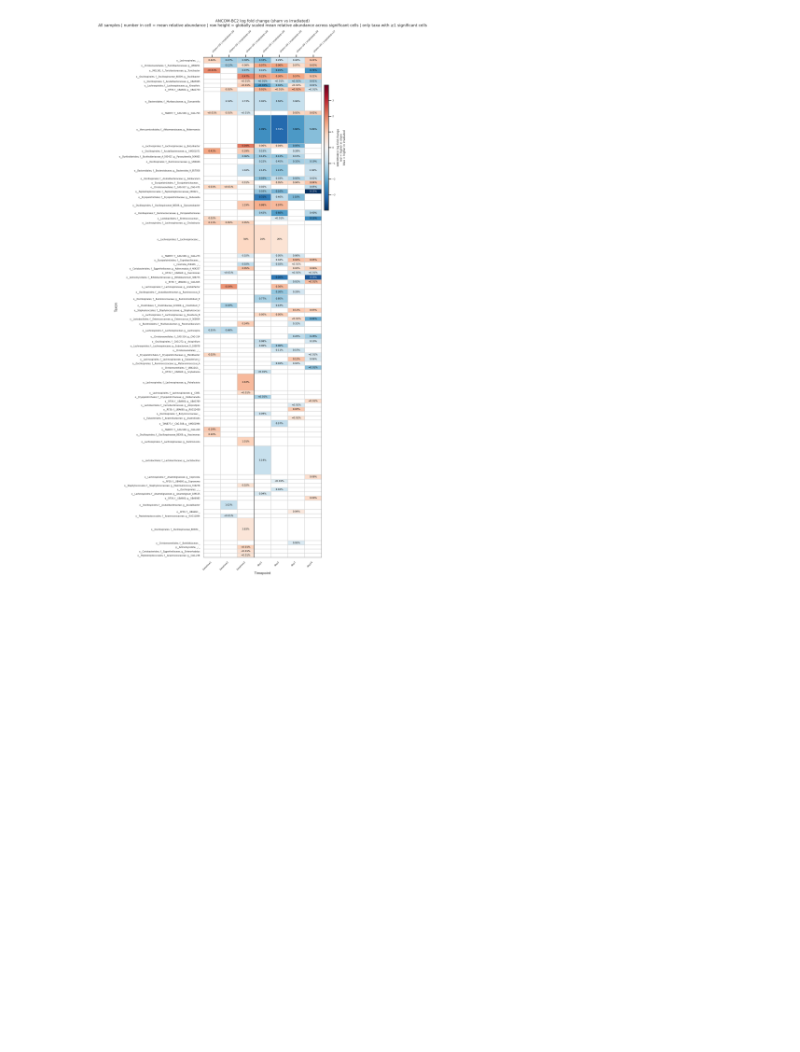
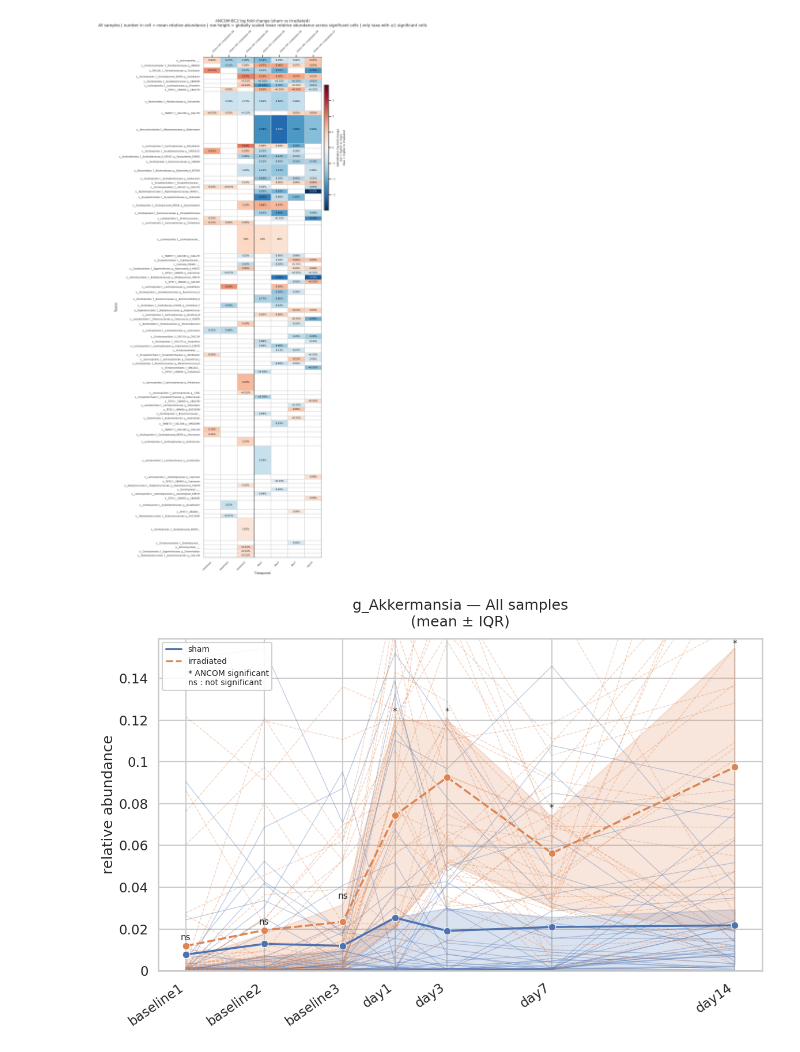
Before and after one commit to jlab/ancombc2-heatmaps, a Jupyter notebook: notebooks/Heatmaps_Tester.ipynb, the cells around one changed output. Drawn from its saved outputs; the diff is of its cells as text; code cells hidden in the pictures; blank space fills up the shorter version.

Commit message:
trajectory README

```diff
--- a/notebooks/Heatmaps_Tester.ipynb
+++ b/notebooks/Heatmaps_Tester.ipynb
@@ -157,3 +157,102 @@ plotter.plot_subset(
 )
 # %% [output]
 [figure]
+# %%
+import ancombc2_heatmaps as ah
+
+timepoints = [
+    "baseline1", "baseline2", "baseline3",
+    "day1", "day3", "day7", "day14",
+]
+
+traj_config = ah.TrajectoryConfig(
+    metadata=ah.TrajectoryMetadataConfig(
+        sample_col="sample_name",
+        timepoint_col="time_point",
+        mouse_col="host_subject_id",
+        comparison_col="description_of_treatment",
+
+        timepoint_order=timepoints,
+
+        timepoint_numeric_map={
+            "baseline_1": -7,
+            "baseline_2": -4,
+            "baseline_3": -1,
+            "day_1_post": 1,
+            "day_3_post": 3,
+            "day_7_post": 7,
+            "day_14_post": 14,
+            "baseline1": -7,
+            "baseline2": -4,
+            "baseline3": -1,
+            "day1": 1,
+            "day3": 3,
+            "day7": 7,
+            "day14": 14,
+        },
+
+        timepoint_label_map={
+            -7: "baseline1",
+            -4: "baseline2",
+            -1: "baseline3",
+            1: "day1",
+            3: "day3",
+            7: "day7",
+            14: "day14",
+        },
+
+        allowed_values={
+            "description_of_treatment": ["sham", "irradiated"],
+        },
+    ),
+
+    paths=ah.TrajectoryPathConfig(
+        metadata_path="/vol/jlab/MicrobiomeAnalyses/Projects/JansenVanVuuren_Microbian2/Karl/metadata_microbian2_26.02.2026.txt",
+
+        table_paths={
+            "baseline1": "/vol/jlab/MicrobiomeAnalyses/Projects/JansenVanVuuren_Microbian2/Karl/heatmaps_genus_by_timepoint/table_baseline1_genus_ANCOM.qza",
+            "baseline2": "/vol/jlab/MicrobiomeAnalyses/Projects/JansenVanVuuren_Microbian2/Karl/heatmaps_genus_by_timepoint/table_baseline2_genus_ANCOM.qza",
+            "baseline3": "/vol/jlab/MicrobiomeAnalyses/Projects/JansenVanVuuren_Microbian2/Karl/heatmaps_genus_by_timepoint/table_baseline3_genus_ANCOM.qza",
+            "day1": "/vol/jlab/MicrobiomeAnalyses/Projects/JansenVanVuuren_Microbian2/Karl/heatmaps_genus_by_timepoint/table_day1_genus_ANCOM.qza",
+            "day3": "/vol/jlab/MicrobiomeAnalyses/Projects/JansenVanVuuren_Microbian2/Karl/heatmaps_genus_by_timepoint/table_day3_genus_ANCOM.qza",
+            "day7": "/vol/jlab/MicrobiomeAnalyses/Projects/JansenVanVuuren_Microbian2/Karl/heatmaps_genus_by_timepoint/table_day7_genus_ANCOM.qza",
+            "day14": "/vol/jlab/MicrobiomeAnalyses/Projects/JansenVanVuuren_Microbian2/Karl/heatmaps_genus_by_timepoint/table_day14_genus_ANCOM.qza",
+        },
+
+        ancom_paths={
+            "baseline1": "/vol/jlab/MicrobiomeAnalyses/Projects/JansenVanVuuren_Microbian2/Karl/heatmaps_genus_by_timepoint/real_ANCOMB_BC2/baseline1_treat_ANCOMB_exported",
+            "baseline2": "/vol/jlab/MicrobiomeAnalyses/Projects/JansenVanVuuren_Microbian2/Karl/heatmaps_genus_by_timepoint/real_ANCOMB_BC2/baseline2_treat_ANCOMB_exported",
+            "baseline3": "/vol/jlab/MicrobiomeAnalyses/Projects/JansenVanVuuren_Microbian2/Karl/heatmaps_genus_by_timepoint/real_ANCOMB_BC2/baseline3_treat_ANCOMB_exported",
+            "day1": "/vol/jlab/MicrobiomeAnalyses/Projects/JansenVanVuuren_Microbian2/Karl/heatmaps_genus_by_timepoint/real_ANCOMB_BC2/day1_treat_ANCOMB_exported",
+            "day3": "/vol/jlab/MicrobiomeAnalyses/Projects/JansenVanVuuren_Microbian2/Karl/heatmaps_genus_by_timepoint/real_ANCOMB_BC2/day3_treat_ANCOMB_exported",
+            "day7": "/vol/jlab/MicrobiomeAnalyses/Projects/JansenVanVuuren_Microbian2/Karl/heatmaps_genus_by_timepoint/real_ANCOMB_BC2/day7_treat_ANCOMB_exported",
+            "day14": "/vol/jlab/MicrobiomeAnalyses/Projects/JansenVanVuuren_Microbian2/Karl/heatmaps_genus_by_timepoint/real_ANCOMB_BC2/day14_treat_ANCOMB_exported",
+        },
+    ),
+
+    plot=ah.TrajectoryPlotConfig(
+        estimator="mean",
+        error_style="iqr",
+        show_individual_lines=True,
+        merge_baselines=False,
+        y_lim="auto_fix",
+        show_significance=True,
+        figsize=(12, 8),
+    ),
+)
+
+plotter = ah.TaxonTrajectoryPlotter(traj_config)
+
+subset = ah.SubsetSpec(
+    label="",
+    title="All samples",
+    filters={},
+)
+
+plotter.plot_taxon(
+    taxon_query="g_Akkermansia",
+    subset=subset,
+    comparison_levels=["sham", "irradiated"],
+)
+# %% [output]
+[figure, added]
```
Also changed, not shown: parts of 1 cell of this notebook, 1 other file.
